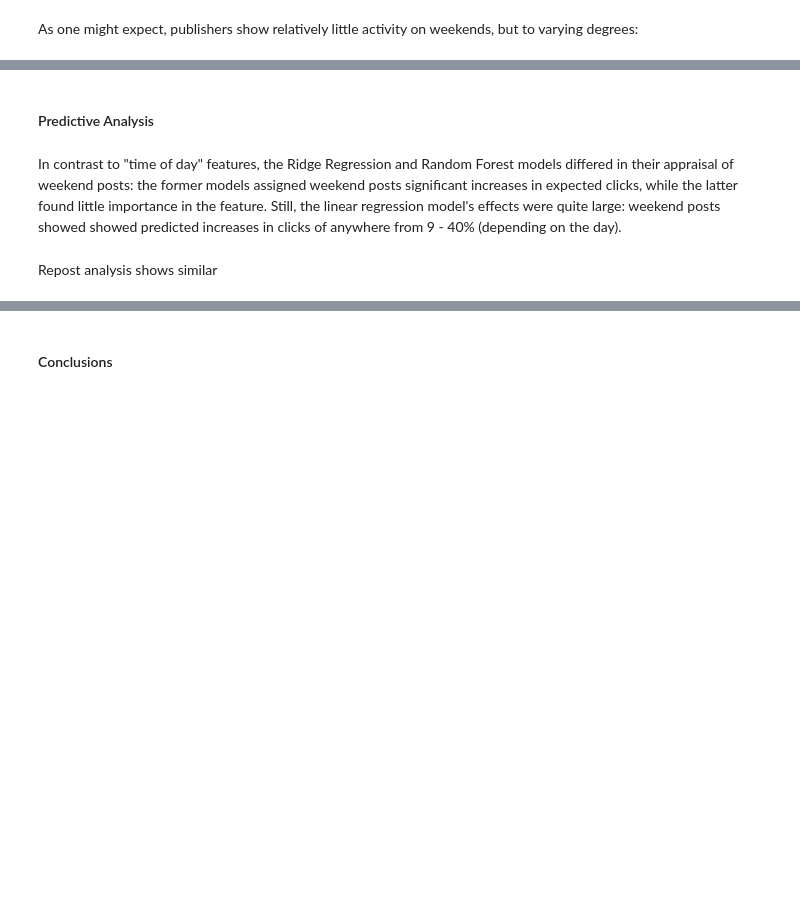
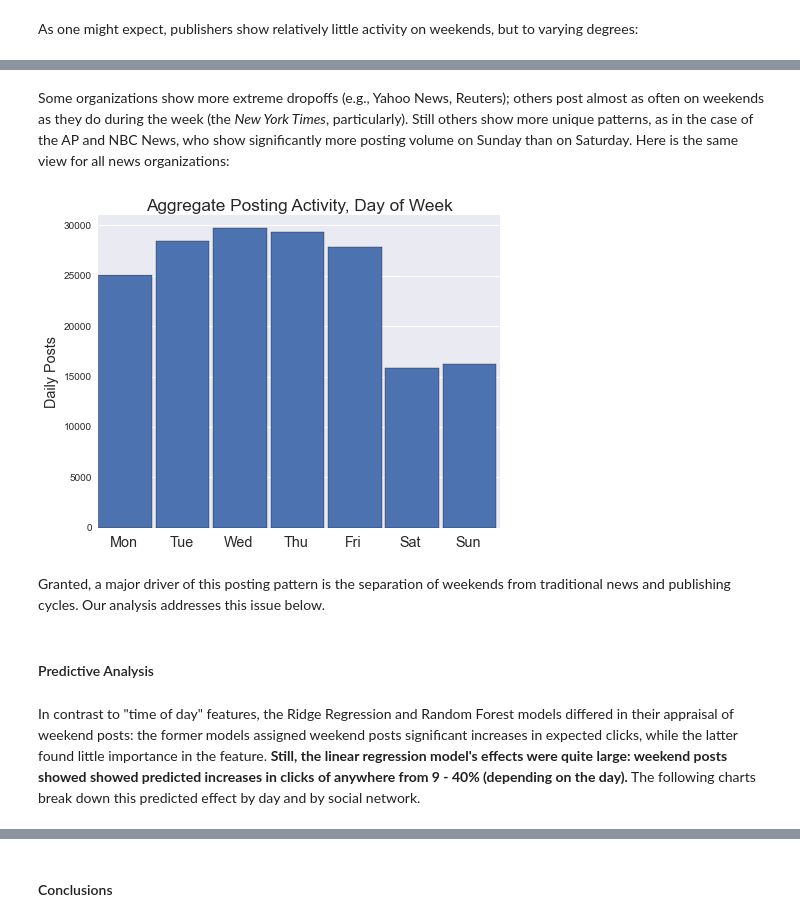
Before and after one commit to micahlanier/social-news, a Jupyter notebook: book/9_PredictiveAnalysisKeyFindings.ipynb, the cells around one changed output, grey strips where cells are left out. Drawn from its saved outputs; the diff is of its cells as text; code cells hidden in the pictures; blank space fills up the shorter version.

```diff
--- a/book/9_PredictiveAnalysisKeyFindings.ipynb
+++ b/book/9_PredictiveAnalysisKeyFindings.ipynb
@@ -117,6 +156,22 @@ Here is the same view for all news organizations:
+# %% [markdown]
+Some organizations show more extreme dropoffs (e.g., Yahoo News, Reuters); others post almost as often on weekends as they do during the week (the *New York Times*, particularly). Still others show more unique patterns, as in the case of the AP and NBC News, who show significantly more posting volume on Sunday than on Saturday. Here is the same view for all news organizations:
+# %%
+# Store days of week for reference.
+daysOfWeek = ['Mon','Tue','Wed','Thu','Fri','Sat','Sun']
+
+# Aggregate day plot.
+twfb.hist('day_of_week_est', bins=7, figsize=(vizConf['display']['width']*0.4,vizConf['display']['height']*0.8), width=0.8)
+plt.title('Aggregate Posting Activity, Day of Week', size='xx-large')
+plt.ylabel('Daily Posts',size='x-large')
+plt.xticks(np.arange(7)*(6.0/7.0)+6.0/14.0-0.05, daysOfWeek, fontsize='x-large')
+plt.ylim((0,plt.ylim()[1]+1000))
+plt.grid(which='both',axis='x')
+plt.show()
+# %% [output]
+[figure, added]
+# %% [markdown]
+Granted, a major driver of this posting pattern is the separation of weekends from traditional news and publishing cycles. Our analysis addresses this issue below.
 # %% [markdown]
 #### Predictive Analysis
 # %% [markdown]
-In contrast to "time of day" features, the Ridge Regression and Random Forest models differed in their appraisal of weekend posts: the former models assigned weekend posts significant increases in expected clicks, while the latter found little importance in the feature. Still, the linear regression model's effects were quite large: weekend posts showed showed predicted increases in clicks of anywhere from 9 - 40% (depending on the day).
+In contrast to "time of day" features, the Ridge Regression and Random Forest models differed in their appraisal of weekend posts: the former models assigned weekend posts significant increases in expected clicks, while the latter found little importance in the feature. **Still, the linear regression model's effects were quite large: weekend posts showed showed predicted increases in clicks of anywhere from 9 - 40% (depending on the day).** The following charts break down this predicted effect by day and by social network.
-# %% [markdown]
-Repost analysis shows similar
```
Also changed, not shown: parts of 22 cells of this notebook.
